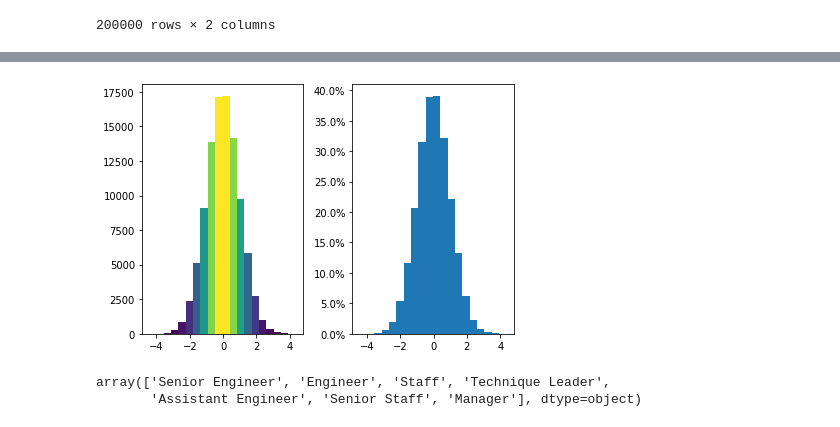
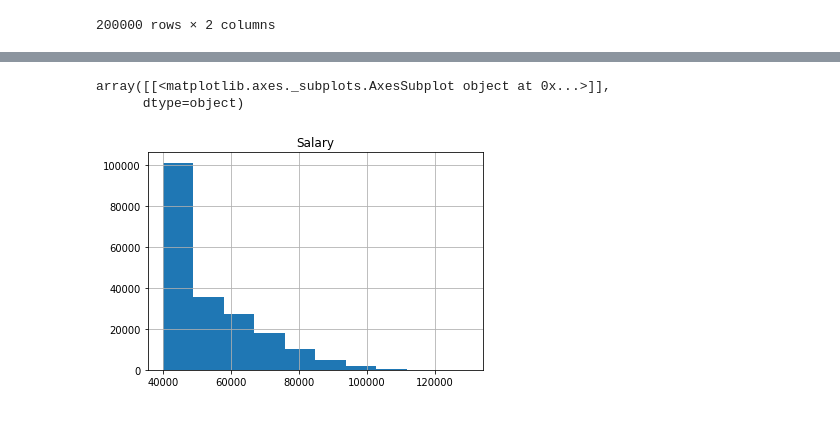
Before and after one commit to ishanku/sql-challenge, a Jupyter notebook: SQLChallenge.ipynb, the cells around one changed output, grey strips where cells are left out. Cells and saved outputs as stored; diff of their text form; code cells hidden in the pictures.

```diff
--- a/SQLChallenge.ipynb
+++ b/SQLChallenge.ipynb
@@ -66,34 +36,15 @@ axs[1].hist(y, bins=n_bins)
-# %%
-fig, axs = plt.subplots(1, 2, tight_layout=True)
-
-# N is the count in each bin, bins is the lower-limit of the bin
-N, bins, patches = axs[0].hist(x, bins=n_bins)
-
-# We'll color code by height, but you could use any scalar
-fracs = N / N.max()
-
-# we need to normalize the data to 0..1 for the full range of the colormap
-norm = colors.Normalize(fracs.min(), fracs.max())
-
-# Now, we'll loop through our objects and set the color of each accordingly
-for thisfrac, thispatch in zip(fracs, patches):
-    color = plt.cm.viridis(norm(thisfrac))
-    thispatch.set_facecolor(color)
-
-# We can also normalize our inputs by the total number of counts
-axs[1].hist(x, bins=n_bins, density=True)
-
-# Now we format the y-axis to display percentage
-axs[1].yaxis.set_major_formatter(PercentFormatter(xmax=1))
-# %% [output]
-[figure, removed]
+# %%
+#Create a histogram to visualize the most common salary ranges for employees.
+Salary_Bins = np.arange(salaries.Salary.astype(int).min()-10000,salaries.Salary.astype(int).max()+10000,10000)
+labels=['30000-40000','40000-50000','50000-60000','60000-70000','70000-80000','80000-90000','90000-100000','100000-110000','110000-120000','120000-130000']
+SalaryAnalysis=pd.DataFrame({"Salary":salaries["Salary"].astype(int)})
+SalaryAnalysis["Salary Range"]=pd.cut(SalaryAnalysis["Salary"],Salary_Bins,labels=labels,right=True)
+SalaryAnalysis.hist()
+# %% [output]
+array([[<matplotlib.axes._subplots.AxesSubplot object at 0x...>]],
+      dtype=object)
+[figure, added]
 # %%
 #Create a bar chart of average salary by title.
 SalaryByTitle=pd.read_sql_query('''select t.emp_no as "EmployeeNo",t.title as "Title",s.salary as "Salary"
 from titles t join salaries s on t.emp_no=s.emp_no''',dbconn)
-# %%
-TitleGroup=SalaryByTitle.Title.unique()
-TitleGroup
-# %% [output]
-array(['Senior Engineer', 'Engineer', 'Staff', 'Technique Leader',
-       'Assistant Engineer', 'Senior Staff', 'Manager'], dtype=object)
```
Also changed, not shown: parts of 4 cells of this notebook, 1 other file.
